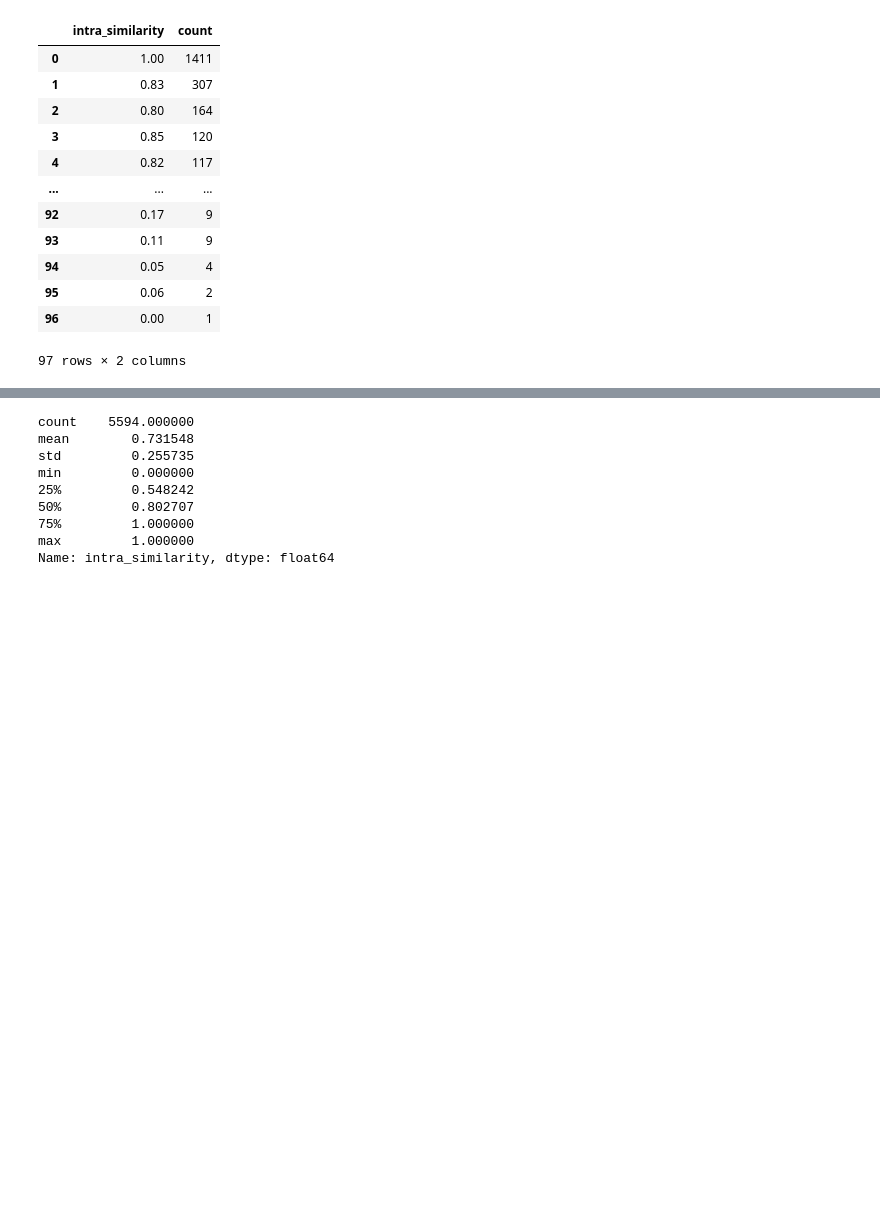
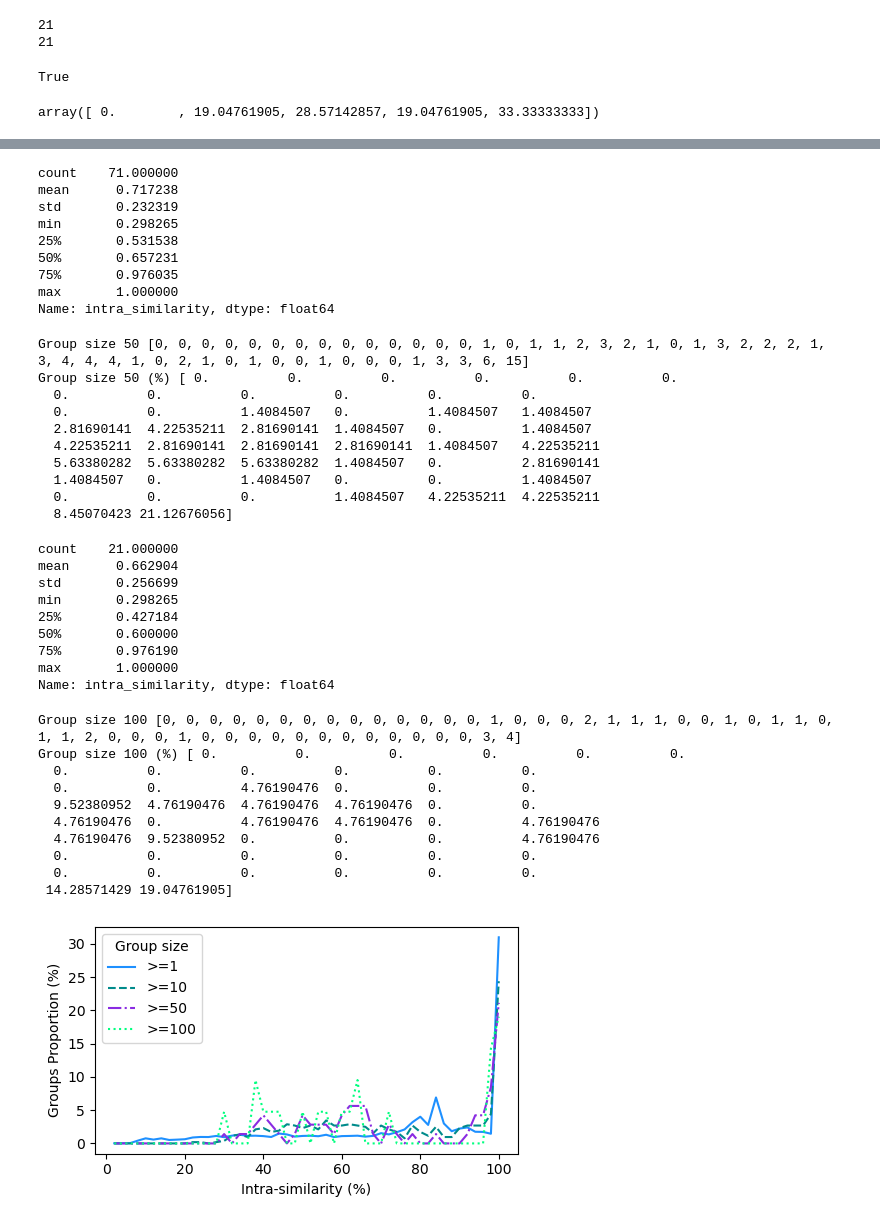
Before and after one commit to duyhuynhdev/serial-scammer-analyser, a Jupyter notebook: main/analysis/similarity_analysis.ipynb, the cells around one changed output, grey strips where cells are left out. Cells and saved outputs as stored; diff of their text form; code cells hidden in the pictures; blank space fills up the shorter version.

```diff
--- a/main/analysis/similarity_analysis.ipynb
+++ b/main/analysis/similarity_analysis.ipynb
@@ -14,15 +78,16 @@ ChartDrawer.hist(x, 20, "Infra-similarity", "Number of groups")
 # %%
+print(len(x))
+print(np.sum(result))
+len(x) == np.sum(result)
 # %% [output]
-|  | intra_similarity | count |
-| 0 | 1.00 | 1411 |
-| 1 | 0.83 | 307 |
-| 2 | 0.80 | 164 |
-| 3 | 0.85 | 120 |
-| 4 | 0.82 | 117 |
-| ... | ... | ... |
-| 92 | 0.17 | 9 |
-| 93 | 0.11 | 9 |
-| 94 | 0.05 | 4 |
-| 95 | 0.06 | 2 |
-| 96 | 0.00 | 1 |
-97 rows × 2 columns
+21
+21
+True
+# %%
+to_percentage(result)
+# %% [output]
+array([ 0.        , 19.04761905, 28.57142857, 19.04761905, 33.33333333])
+# %%
+setting_1 = lines_with_lower_bound_build(total,"","Intra-similarity (%)", "Groups Proportion (%)", "ETH")
+ChartDrawer.multi_lines("img/intra_uni.png",setting_1)
+# %% [output]
@@ -29,13 +136,44 @@ ChartDrawer.hist(x, 20, "Infra-similarity", "Number of groups")
+count    71.000000
+mean      0.717238
+std       0.232319
+min       0.298265
+25%       0.531538
+50%       0.657231
+75%       0.976035
+max       1.000000
+Name: intra_similarity, dtype: float64
+Group size 50 [0, 0, 0, 0, 0, 0, 0, 0, 0, 0, 0, 0, 0, 0, 1, 0, 1, 1, 2, 3, 2, 1, 0, 1, 3, 2, 2, 2, 1, 3, 4, 4, 4, 1, 0, 2, 1, 0, 1, 0, 0, 1, 0, 0, 0, 1, 3, 3, 6, 15]
+Group size 50 (%) [ 0.          0.          0.          0.          0.          0.
+  0.          0.          0.          0.          0.          0.
+  0.          0.          1.4084507   0.          1.4084507   1.4084507
+  2.81690141  4.22535211  2.81690141  1.4084507   0.          1.4084507
+  4.22535211  2.81690141  2.81690141  2.81690141  1.4084507   4.22535211
+  5.63380282  5.63380282  5.63380282  1.4084507   0.          2.81690141
+  1.4084507   0.          1.4084507   0.          0.          1.4084507
+  0.          0.          0.          1.4084507   4.22535211  4.22535211
+  8.45070423 21.12676056]
+count    21.000000
+mean      0.662904
+std       0.256699
+min       0.298265
+25%       0.427184
+50%       0.600000
+75%       0.976190
+max       1.000000
+Name: intra_similarity, dtype: float64
+Group size 100 [0, 0, 0, 0, 0, 0, 0, 0, 0, 0, 0, 0, 0, 0, 1, 0, 0, 0, 2, 1, 1, 1, 0, 0, 1, 0, 1, 1, 0, 1, 1, 2, 0, 0, 0, 1, 0, 0, 0, 0, 0, 0, 0, 0, 0, 0, 0, 0, 3, 4]
+Group size 100 (%) [ 0.          0.          0.          0.          0.          0.
+  0.          0.          0.          0.          0.          0.
+  0.          0.          4.76190476  0.          0.          0.
+  9.52380952  4.76190476  4.76190476  4.76190476  0.          0.
+  4.76190476  0.          4.76190476  4.76190476  0.          4.76190476
+  4.76190476  9.52380952  0.          0.          0.          4.76190476
+  0.          0.          0.          0.          0.          0.
+  0.          0.          0.          0.          0.          0.
+ 14.28571429 19.04761905]
+[figure, added]
 # %%
-intra_similarities.intra_similarity.describe()
+intra_similarities = pd.read_csv("data/similarity/panv2_intra_similarities.csv")
+one_scammer_intra_similarities = pd.read_csv("data/similarity/panv2_one_scammer_group_intra_similarities.csv")
+total = pd.concat([intra_similarities, one_scammer_intra_similarities], axis=0)
-# %% [output]
-count    5594.000000
-mean        0.731548
-std         0.255735
-min         0.000000
-25%         0.548242
-50%         0.802707
-75%         1.000000
-max         1.000000
-Name: intra_similarity, dtype: float64
 # %%
```
Also changed, not shown: parts of 11 cells of this notebook, 2 other files.
